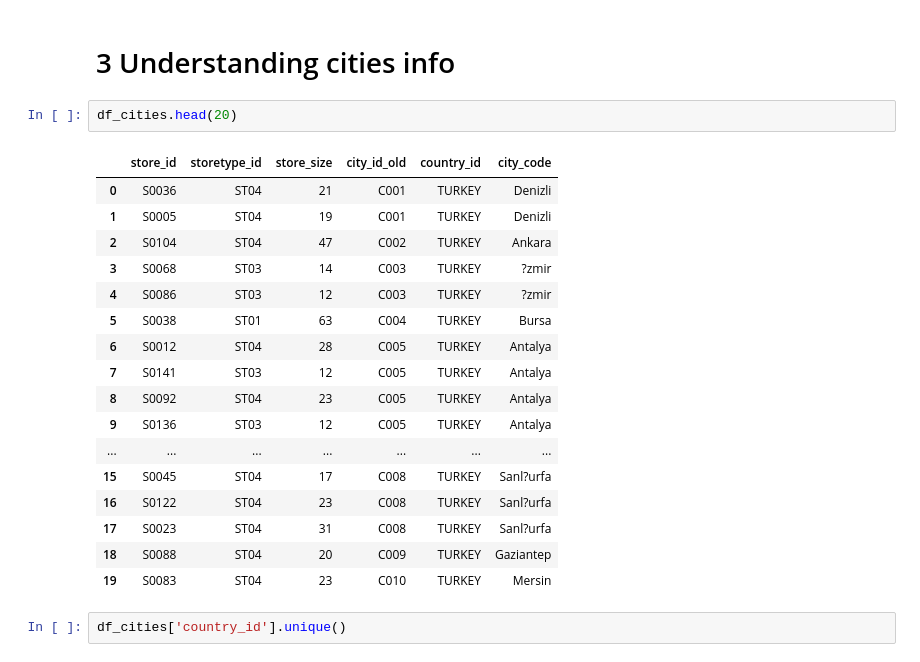
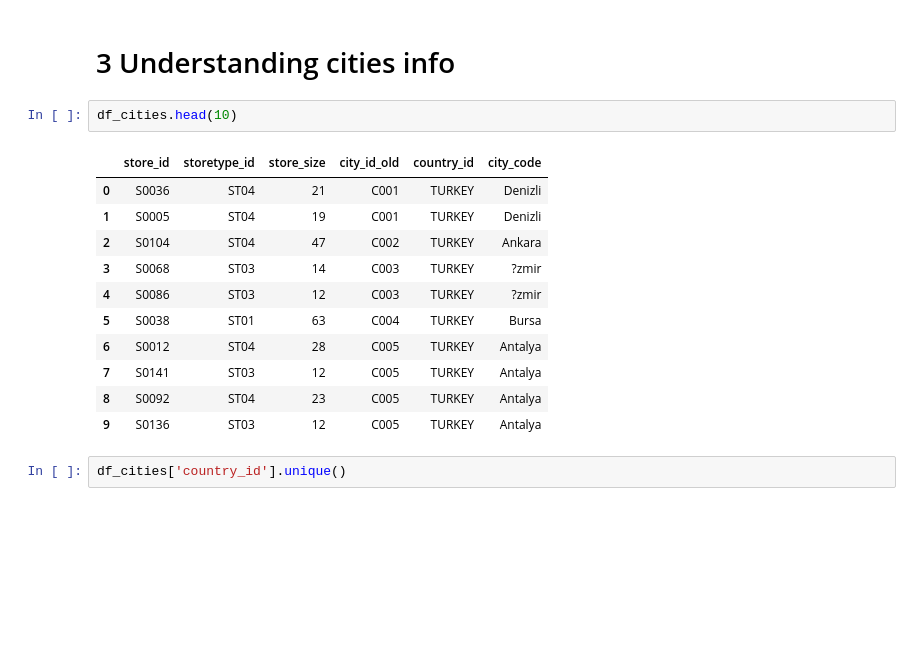
Before and after one commit to yurimfreitas/ProjectII, a Jupyter notebook: 2-DataUnderstanding.ipynb, the cells around one changed output. Saved outputs shown, nothing was run; the diff lists cells and outputs as text; blank space fills up the shorter version.

```diff
--- a/2-DataUnderstanding.ipynb
+++ b/2-DataUnderstanding.ipynb
@@ -166,25 +208,19 @@ df_sales['date'].min()
 # %% [markdown]
 # 3 Understanding cities info
 # %%
-df_cities.head(20)
+df_cities.head(10)
 # %% [output]
 |  | store_id | storetype_id | store_size | city_id_old | country_id | city_code |
 | 0 | S0036 | ST04 | 21 | C001 | TURKEY | Denizli |
 | 1 | S0005 | ST04 | 19 | C001 | TURKEY | Denizli |
 | 2 | S0104 | ST04 | 47 | C002 | TURKEY | Ankara |
 | 3 | S0068 | ST03 | 14 | C003 | TURKEY | ?zmir |
 | 4 | S0086 | ST03 | 12 | C003 | TURKEY | ?zmir |
 | 5 | S0038 | ST01 | 63 | C004 | TURKEY | Bursa |
 | 6 | S0012 | ST04 | 28 | C005 | TURKEY | Antalya |
 | 7 | S0141 | ST03 | 12 | C005 | TURKEY | Antalya |
 | 8 | S0092 | ST04 | 23 | C005 | TURKEY | Antalya |
 | 9 | S0136 | ST03 | 12 | C005 | TURKEY | Antalya |
-| ... | ... | ... | ... | ... | ... | ... |
-| 15 | S0045 | ST04 | 17 | C008 | TURKEY | Sanl?urfa |
-| 16 | S0122 | ST04 | 23 | C008 | TURKEY | Sanl?urfa |
-| 17 | S0023 | ST04 | 31 | C008 | TURKEY | Sanl?urfa |
-| 18 | S0088 | ST04 | 20 | C009 | TURKEY | Gaziantep |
-| 19 | S0083 | ST04 | 23 | C010 | TURKEY | Mersin |
 # %%
 df_cities['country_id'].unique()
 # %% [output]
```
Also changed, not shown: parts of 2 cells of this notebook, 4 other files.
